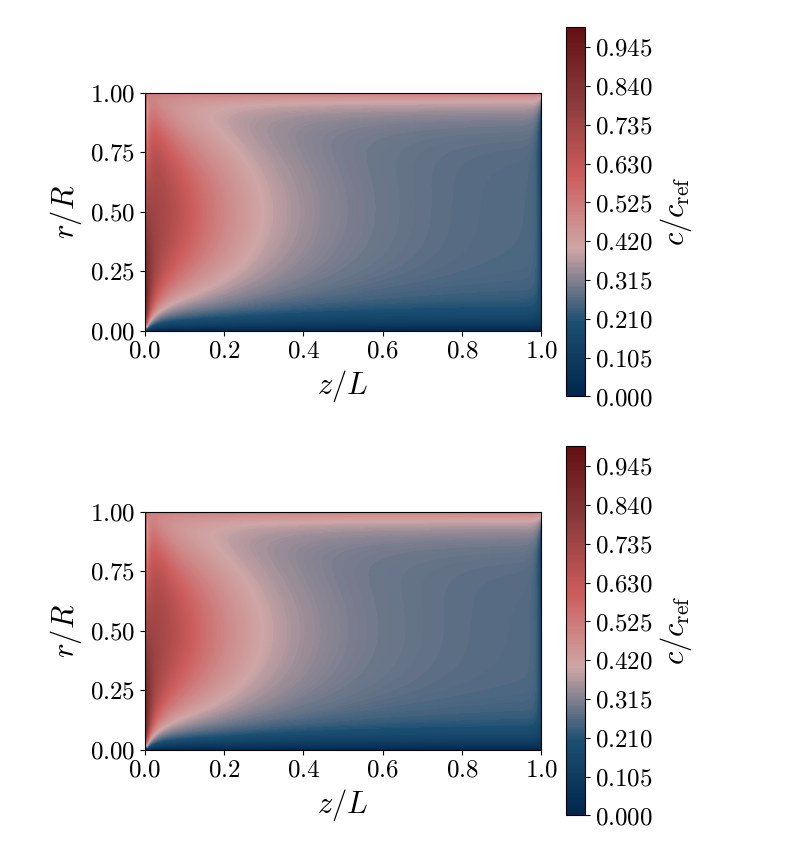
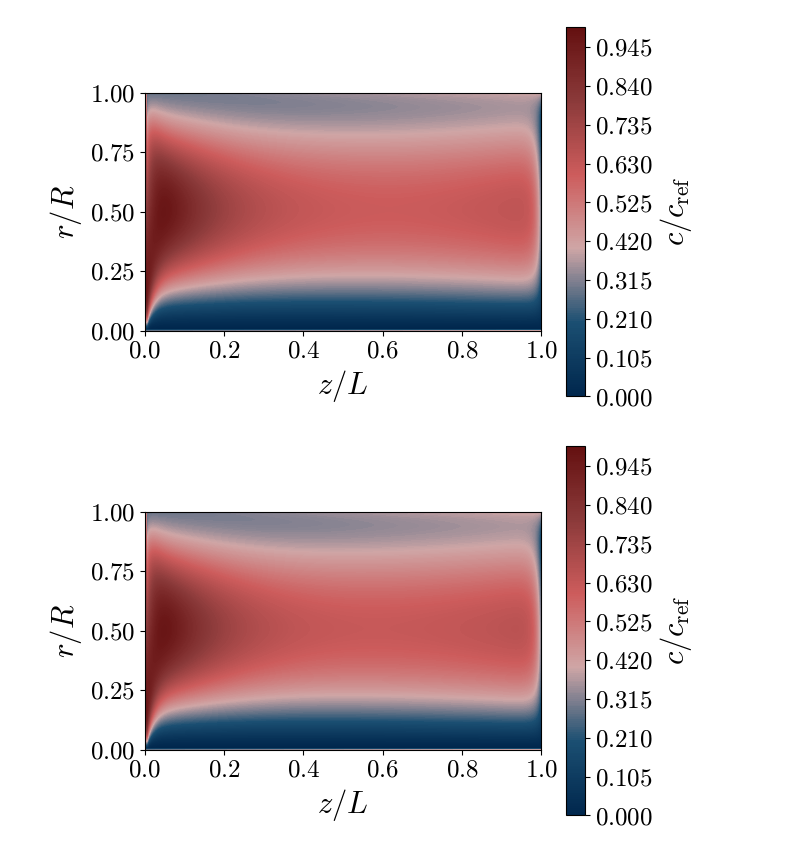
Before and after one commit to TrymNOHG/electro-filter, a Jupyter notebook: Drift-Diffusion_FDM.ipynb, the cells around one changed output. Drawn from its saved outputs; the diff is of its cells as text; code cells hidden in the pictures.

Commit message:
Add files via upload
Updated solver and random g3 boundary cond

```diff
--- a/Drift-Diffusion_FDM.ipynb
+++ b/Drift-Diffusion_FDM.ipynb
@@ -67,13 +65,13 @@ def coeff_matrix(M : int) -> sp.csr_matrix:
     '''
     Z = M*(M-1)
 
-    ll = np.full(Z, delta)                 # Lowest diag
-    l = np.repeat(gamma - beta[1:-1], M)   # Next lowest diag
-    d = np.repeat(omega[1:-1], M)          # Main diag
-    u = np.full(Z, gamma)                  # Next highest diag
-    uu = np.repeat(delta + alpha[1:-1], M) # Highest diag
+    ll = np.repeat(delta - xi[1:-1], M)      # Lowest diag
+    l = np.repeat(gamma + vartheta[1:-1], M) # Next lowest diag
+    d = np.repeat(omega[1:-1], M)            # Main diag
+    u = np.full(Z, gamma)                    # Next highest diag
+    uu = np.full(Z, delta)                   # Highest diag
 
-    l[M-1::M], u[M-1::M] = 0, 0  # Every M'th element is zero in l and d
+    l[M-1::M], u[M-1::M] = 0, 0 # Every M'th element is zero in l and d
 
     A = sp.diags([ll, l, d, u, uu], [-M, -1, 0, 1, M], (Z, Z), format='csr')
 
@@ -90,13 +88,13 @@ def boundary_vector(grid : tuple, k : int, Ck : np.ndarray, BC : tuple, M : int)
        M: number of grid points
   '''
   z, r = grid
-  g1, g2 = BC
+  g1, g2, g3 = BC
 
   # Construct a matrix containing boundary contributions.
   G = np.zeros((M-1, M))
-  G[::-1, 0] += (gamma-beta[1:-1]) * g1(r[1:-1], t[k+1]) # Left contribution
-  G[-1, :] += delta * g2(z[1:], t[k+1])                   # Bottom contribution
-  G[0, :] += (delta+alpha[1:]) * (ht*(kA-kB*Ck[0, 1:]) + Ck[0, 1:]) # Top contribution
+  G[::-1, 0] += (gamma+vartheta[1:-1]) * g1(r[1:-1], t[k+1]) # Left contribution
+  G[-1, :] += (delta-xi[1]) * g2(z[1:], t[k+1])              # Bottom contribution
+  G[0, :] += delta * g3(z[1:], t[k+1])                   # Top contribution
 
   return G[::-1].ravel() # return G as a vector
 # %%
@@ -113,11 +111,12 @@ def concentration_scheme(grid : tuple, A : np.ndarray, k: int, Ck : np.ndarray,
            M: number of grid points
     '''
     z, r = grid
-    g1, g2 = BC
+    g1, g2, g3 = BC
 
     C = np.zeros((M+1, M+1))
-    C[::-1, 0] = g1(r, t[k+1])    # Left boundary
-    C[-1, :] = g2(z, t[k+1])      # Bottom boundary
+    C[::-1, 0] = g1(r, t[k+1]) # Left boundary
+    C[-1, :] = g2(z, t[k+1])   # Bottom boundary
+    C[0, :] = g3(z, t[k+1])    # Top boundary
 
     C_interior = sp.linalg.spsolve(A, -(g + Ck[1:-1, 1:][::-1].ravel()))
     C[1:-1, 1:] = np.reshape(C_interior, (M-1, M))
@@ -134,21 +133,22 @@ def i(r, t): # inlet
 
 def e(z, t): # electric
     return 0
+
+def d(z, t): # deposition
+    return 1 / ((1+np.exp(-t)) * (1+np.exp(-z)))
 # %%
 # Example
-BC = (i, e)
+BC = (i, e, d)
 A_matr = coeff_matrix(M)
 C0 = f(ZZ, RR) # Initial concentration matrix
 
 Ck = C0
-alphanumeric = 65
 for k in range(tau):
     g = boundary_vector(grid, k, Ck, BC, M)
     C = concentration_scheme(grid, A_matr, k, Ck, g, BC, M)
 
     if k%5 == 0:
         plt.figure()
-        contour_plot(ZZ, RR, C, output_file=f"output/{chr(alphanumeric)}.png")
-        alphanumeric += 1
+        contour_plot(ZZ, RR, C)
     Ck = C
 # %% [output]
@@ -164,2 +164,2 @@ for k in range(tau):
-[figure, old version]
+[figure, new version]
-[figure, old version]
+[figure, new version]
```
Also changed, not shown: parts of 4 cells of this notebook.
